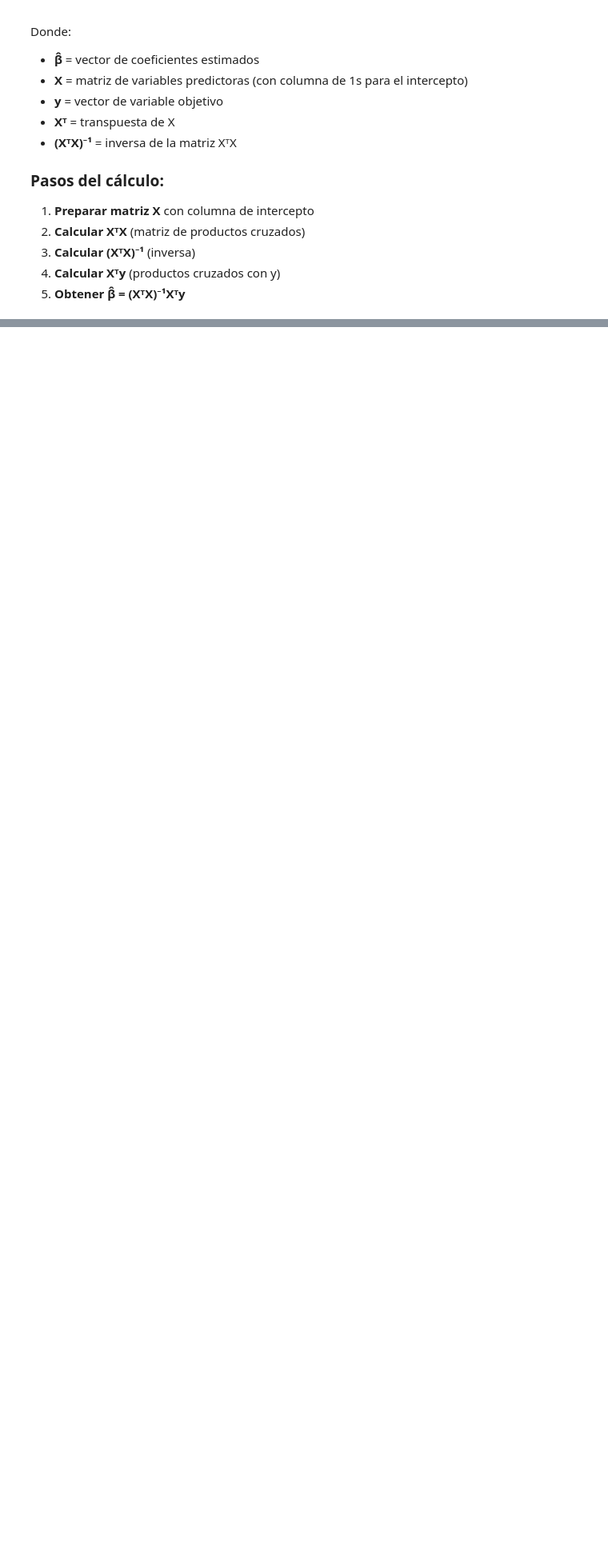
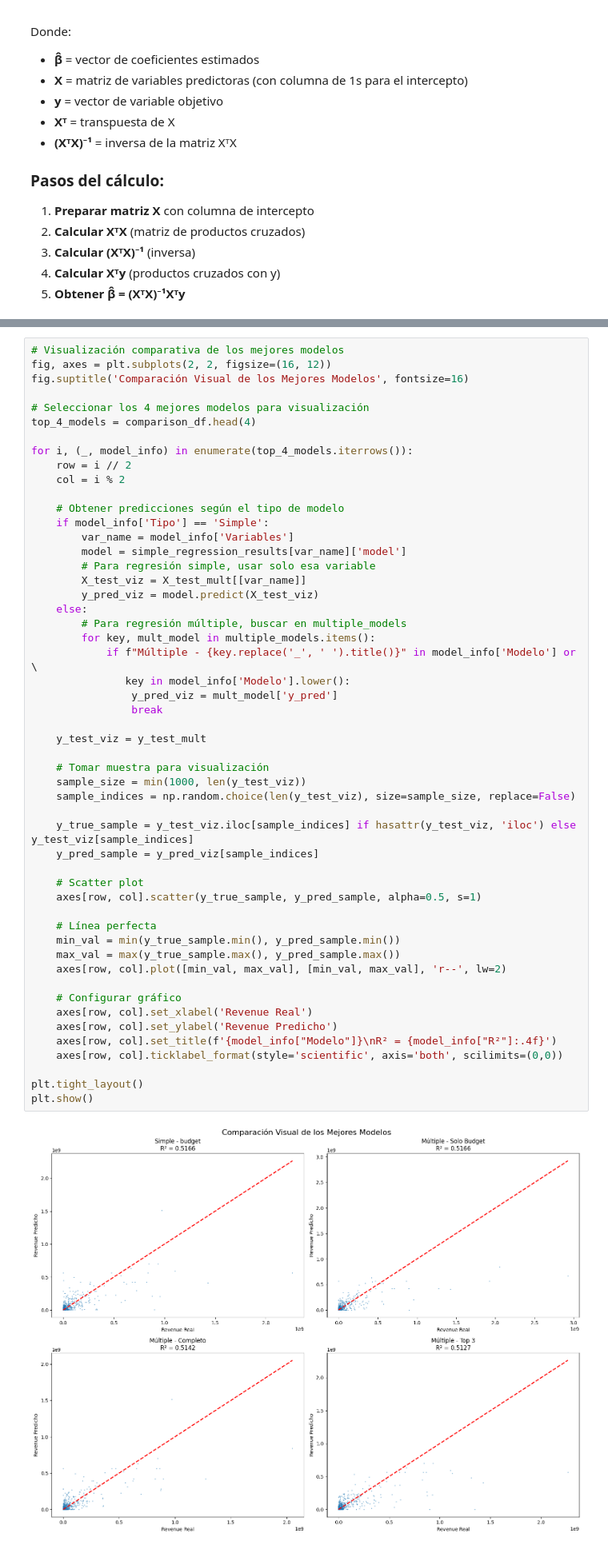
Before and after one commit to Mouskerramientas/aprendizaje-supervisado, a Jupyter notebook: taller1.ipynb, the cells around one changed output, grey strips where cells are left out. Shown at 80% size. Drawn from its saved outputs; the diff is of its cells as text; blank space fills up the shorter version.

```diff
--- a/taller1.ipynb
+++ b/taller1.ipynb
@@ -439,0 +853,54 @@ Residuo máximo: $2,536,691,221
+# %%
+# Visualización comparativa de los mejores modelos
+fig, axes = plt.subplots(2, 2, figsize=(16, 12))
+fig.suptitle('Comparación Visual de los Mejores Modelos', fontsize=16)
+
+# Seleccionar los 4 mejores modelos para visualización
+top_4_models = comparison_df.head(4)
+
+for i, (_, model_info) in enumerate(top_4_models.iterrows()):
+    row = i // 2
+    col = i % 2
+
+    # Obtener predicciones según el tipo de modelo
+    if model_info['Tipo'] == 'Simple':
+        var_name = model_info['Variables']
+        model = simple_regression_results[var_name]['model']
+        # Para regresión simple, usar solo esa variable
+        X_test_viz = X_test_mult[[var_name]]
+        y_pred_viz = model.predict(X_test_viz)
+    else:
+        # Para regresión múltiple, buscar en multiple_models
+        for key, mult_model in multiple_models.items():
+            if f"Múltiple - {key.replace('_', ' ').title()}" in model_info['Modelo'] or \
+               key in model_info['Modelo'].lower():
+                y_pred_viz = mult_model['y_pred']
+                break
+
+    y_test_viz = y_test_mult
+
+    # Tomar muestra para visualización
+    sample_size = min(1000, len(y_test_viz))
+    sample_indices = np.random.choice(len(y_test_viz), size=sample_size, replace=False)
+
+    y_true_sample = y_test_viz.iloc[sample_indices] if hasattr(y_test_viz, 'iloc') else y_test_viz[sample_indices]
+    y_pred_sample = y_pred_viz[sample_indices]
+
+    # Scatter plot
+    axes[row, col].scatter(y_true_sample, y_pred_sample, alpha=0.5, s=1)
+
+    # Línea perfecta
+    min_val = min(y_true_sample.min(), y_pred_sample.min())
+    max_val = max(y_true_sample.max(), y_pred_sample.max())
+    axes[row, col].plot([min_val, max_val], [min_val, max_val], 'r--', lw=2)
+
+    # Configurar gráfico
+    axes[row, col].set_xlabel('Revenue Real')
+    axes[row, col].set_ylabel('Revenue Predicho')
+    axes[row, col].set_title(f'{model_info["Modelo"]}\nR² = {model_info["R²"]:.4f}')
+    axes[row, col].ticklabel_format(style='scientific', axis='both', scilimits=(0,0))
+
+plt.tight_layout()
+plt.show()
+# %% [output]
+[figure, added]
```
Also changed, not shown: parts of 26 cells of this notebook, 1 other file.
